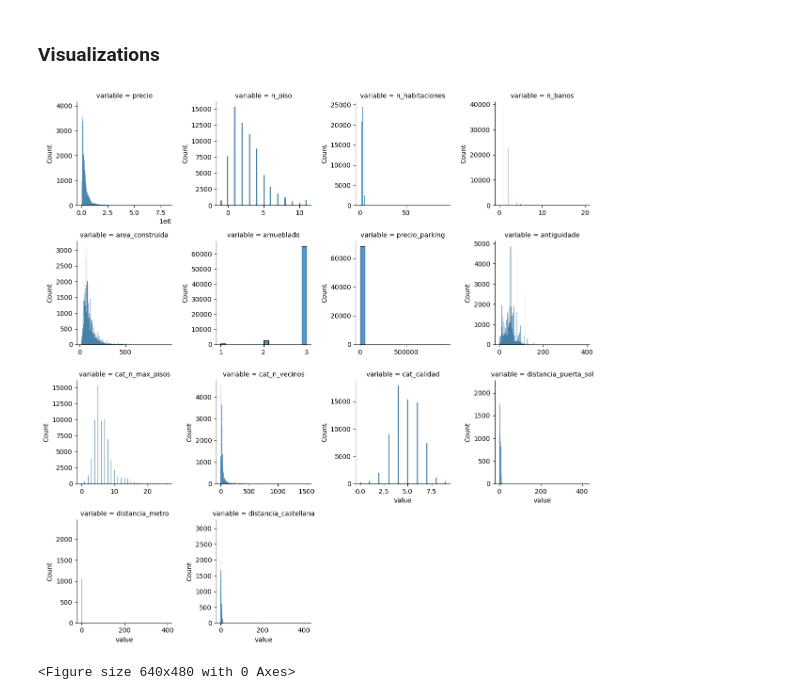
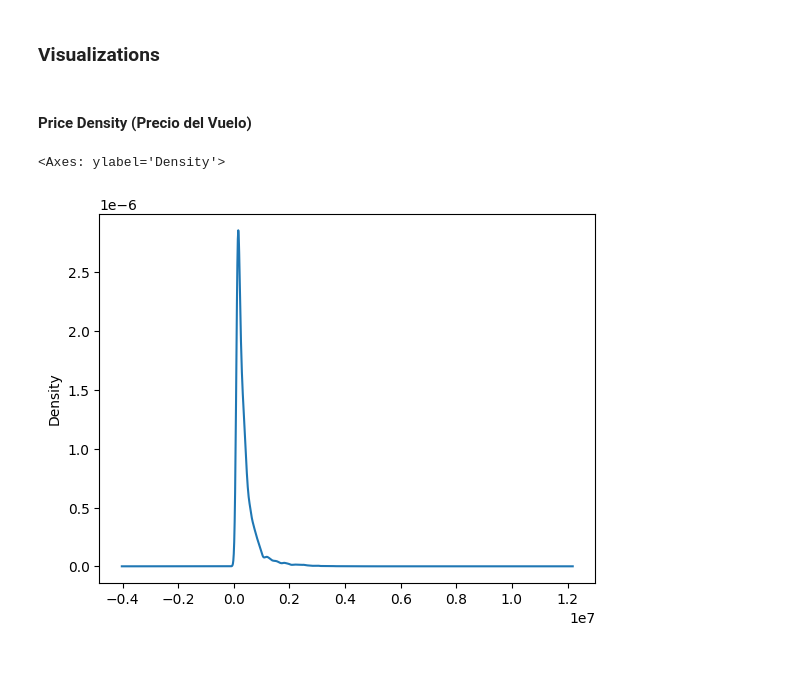
Before and after one commit to anamartiiins/MDS6-IDEALISTA, a Jupyter notebook: exploratory_data_analysis.ipynb, the cells around one changed output. Drawn from its saved outputs; the diff is of its cells as text; code cells hidden in the pictures; blank space fills up the shorter version.

```diff
--- a/exploratory_data_analysis.ipynb
+++ b/exploratory_data_analysis.ipynb
@@ -128,9 +135,14 @@ Correlated variables: distancia_puerta_sol, distancia_castellana, Correlation: 0
 # %% [markdown]
 ### Visualizations
 # %%
-visualize_distribution(
-    df=df_assets, numerical_columns=NUM_VARIABLES_TO_SEE_DISTRIBUTION
-)
+# visualize_distribution(
+#     df=df_assets, numerical_columns=NUM_VARIABLES_TO_SEE_DISTRIBUTION
+# )
-# %% [output]
-[figure, removed]
-<Figure size 640x480 with 0 Axes>
+# %% [markdown]
+#### Price Density (Precio del Vuelo)
+# %%
+# Price density
+df_assets.precio.plot.kde()
+# %% [output]
+<Axes: ylabel='Density'>
+[figure, added]
```
Also changed, not shown: parts of 30 cells of this notebook, 2 other files.
